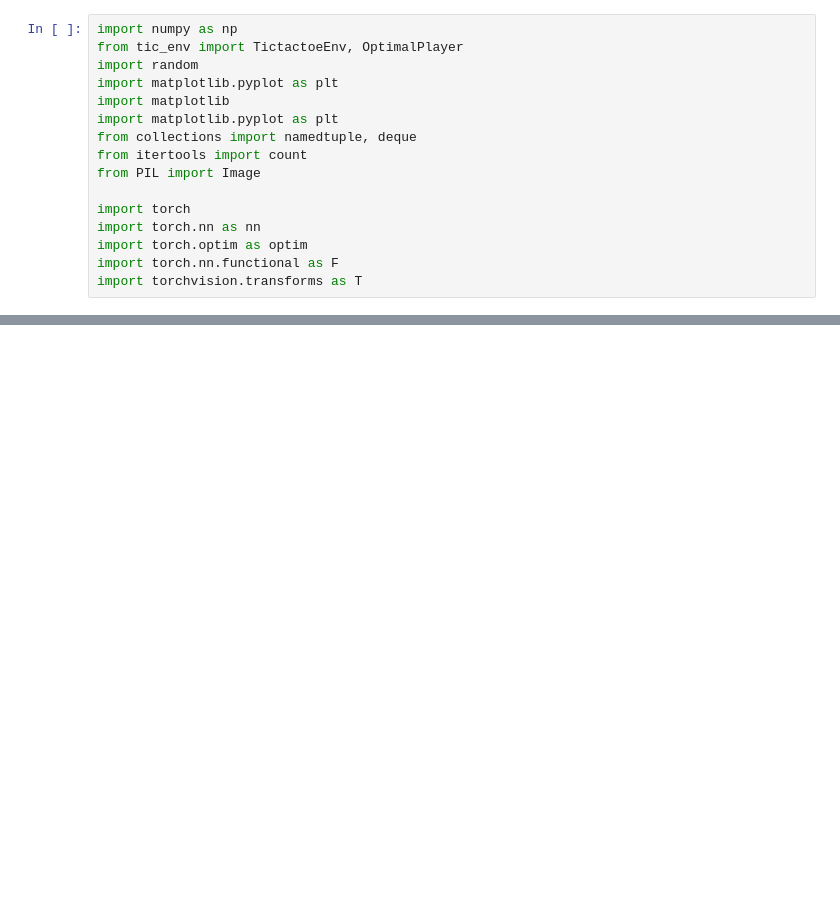
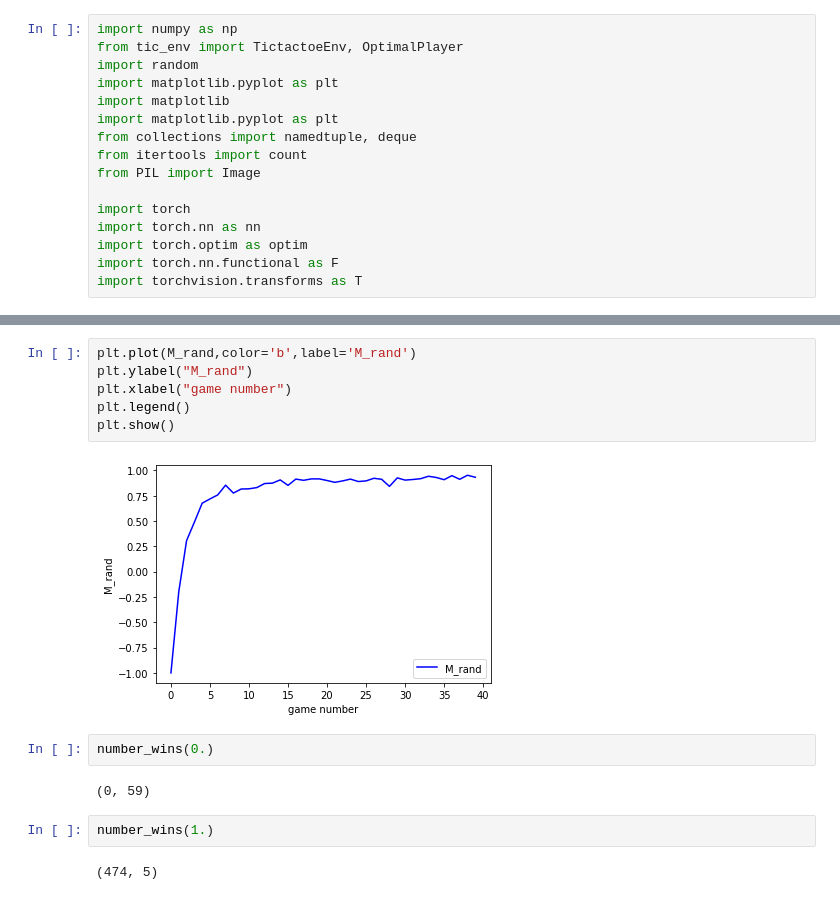
Before and after one commit to xav-nal/Tic-tac-toe-game, a Jupyter notebook: tic_tac_DQN.ipynb, the cells around one changed output, grey strips where cells are left out. Cells and saved outputs as stored; diff of their text form; blank space fills up the shorter version.

```diff
--- a/tic_tac_DQN.ipynb
+++ b/tic_tac_DQN.ipynb
@@ -548,0 +493,16 @@ print(b)
+# %%
+plt.plot(M_rand,color='b',label='M_rand')
+plt.ylabel("M_rand")
+plt.xlabel("game number")
+plt.legend()
+plt.show()
+# %% [output]
+[figure, added]
+# %%
+number_wins(0.)
+# %% [output]
+(0, 59)
+# %%
+number_wins(1.)
+# %% [output]
+(474, 5)
```
Also changed, not shown: parts of 31 cells of this notebook.
